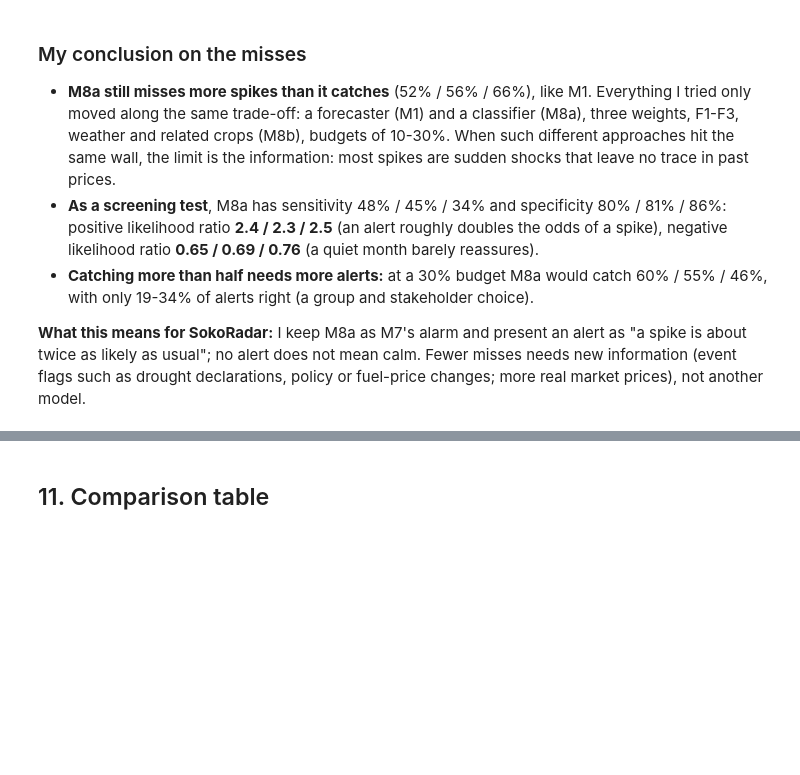
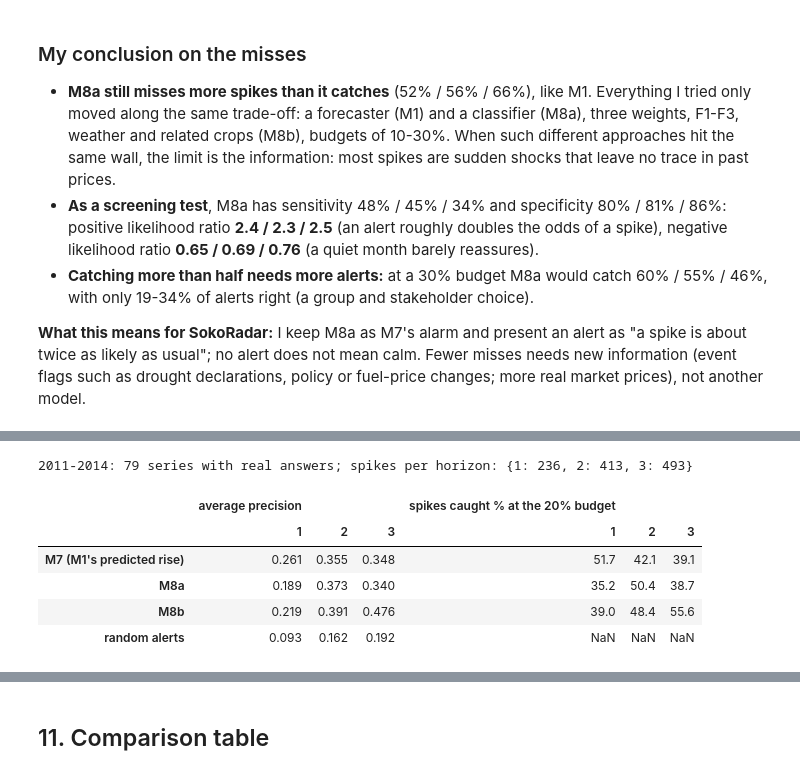
Before and after one commit to emergingleader/Soko_Radar, a Jupyter notebook: notebooks/modelling/02_model_build.ipynb, the cells around one changed output, grey strips where cells are left out. Saved outputs shown, nothing was run; the diff lists cells and outputs as text; code cells hidden in the pictures; blank space fills up the shorter version.

```diff
--- a/notebooks/modelling/02_model_build.ipynb
+++ b/notebooks/modelling/02_model_build.ipynb
@@ -3409,0 +3559,28 @@ Final M7 (M8a alerts) vs first M7 (M1 alerts):
+# %%
+# Review 3: the alarm choice re-checked on 2011-2014: average precision, and spikes caught at the 20% budget (random alerts score the spike share)
+ap_pre = pd.DataFrame({a: avg_precision(rows) for a, rows in ALARMS_PRE.items()}).T
+ap_pre.loc["random alerts"] = ALARMS_PRE["M8a"].groupby("horizon")["spike"].mean()
+
+def caught_at_budget(g):
+    c = confusion(g, budget_threshold(g))
+    return c["caught"] / (c["caught"] + c["missed"]) * 100
+
+caught_pre = pd.DataFrame({a: {h: caught_at_budget(g) for h, g in rows.groupby("horizon")} for a, rows in ALARMS_PRE.items()}).T
+log_decision(
+    "Review 3: alarm on unseen years",
+    "Does M8a's lead as an alarm hold on 2011-2014?",
+    "Average precision on 2011-2014 (1/2/3 months): " + "; ".join(f"{a} " + " / ".join(f"{v:.3f}" for v in ap_pre.loc[a]) for a in ap_pre.index),
+    f"Best alarm on 2011-2014: {ap_pre.drop('random alerts').mean(axis=1).idxmax()} (M8a's weight was chosen on these years, a small head start)",
+    "",
+)
+g = ALARMS_PRE["M8a"]
+print(f"2011-2014: {g['series'].nunique()} series with real answers; spikes per horizon:", g.groupby("horizon")["spike"].sum().to_dict())
+pd.concat({"average precision": ap_pre.round(3), "spikes caught % at the 20% budget": caught_pre.round(1)}, axis=1)
+# %% [output]
+2011-2014: 79 series with real answers; spikes per horizon: {1: 236, 2: 413, 3: 493}
+|  | average precision |  |  | spikes caught % at the 20% budget |  |  |
+|  | 1 | 2 | 3 | 1 | 2 | 3 |
+| M7 (M1's predicted rise) | 0.261 | 0.355 | 0.348 | 51.7 | 42.1 | 39.1 |
+| M8a | 0.189 | 0.373 | 0.340 | 35.2 | 50.4 | 38.7 |
+| M8b | 0.219 | 0.391 | 0.476 | 39.0 | 48.4 | 55.6 |
+| random alerts | 0.093 | 0.162 | 0.192 | NaN | NaN | NaN |
```
Also changed, not shown: parts of 17 cells of this notebook.
